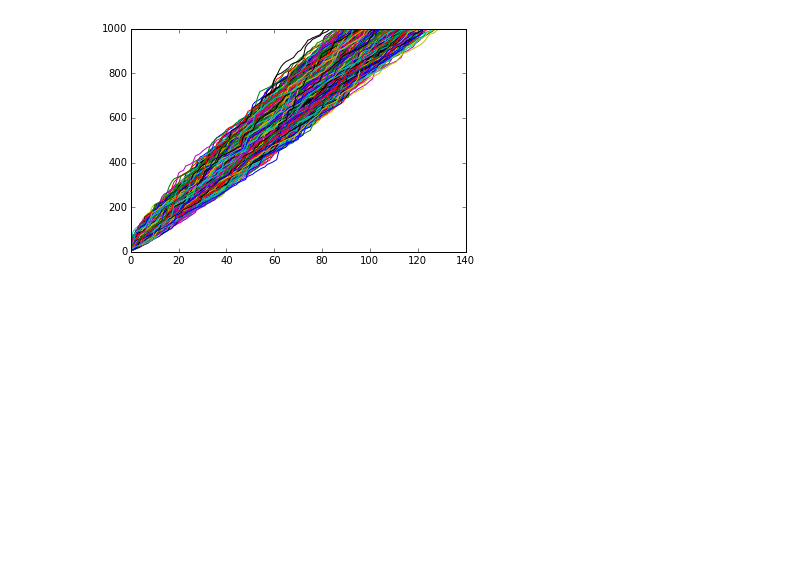
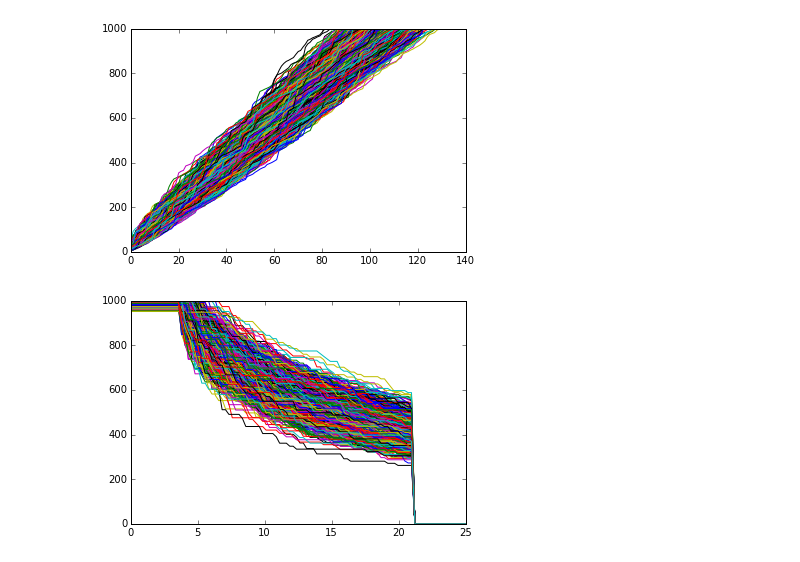
Before and after one commit to astroandes/SimpleStochasticity, a Jupyter notebook: src/simple.ipynb, the cells around one changed output. Cells and saved outputs as stored; diff of their text form; code cells hidden in the pictures; blank space fills up the shorter version.

```diff
--- a/src/simple.ipynb
+++ b/src/simple.ipynb
@@ -89,3 +89,18 @@ for i in range(n_batches):
     #print sort(stream_mass[batch_id==i])
 # %% [output]
 [figure]
+# %%
+for k in arange(n_batches):
+    batch_mass = sort(stream_mass[batch_id==k])[::-1]
+#print mass_.min()
+    tmp_batch_mass = batch_mass.copy()
+    tmp_batch_mass[batch_mass<mass_.min()] = mass_.min()
+    batch_age = 10**fage(log10(tmp_batch_mass))
+
+    time = linspace(0.0,25.0, 100)
+    mass = zeros(100)
+    for i in arange(100):
+        mass[i] = sum(batch_mass[batch_age>time[i]])
+    plot(time, mass)
+# %% [output]
+[figure, added]
```
